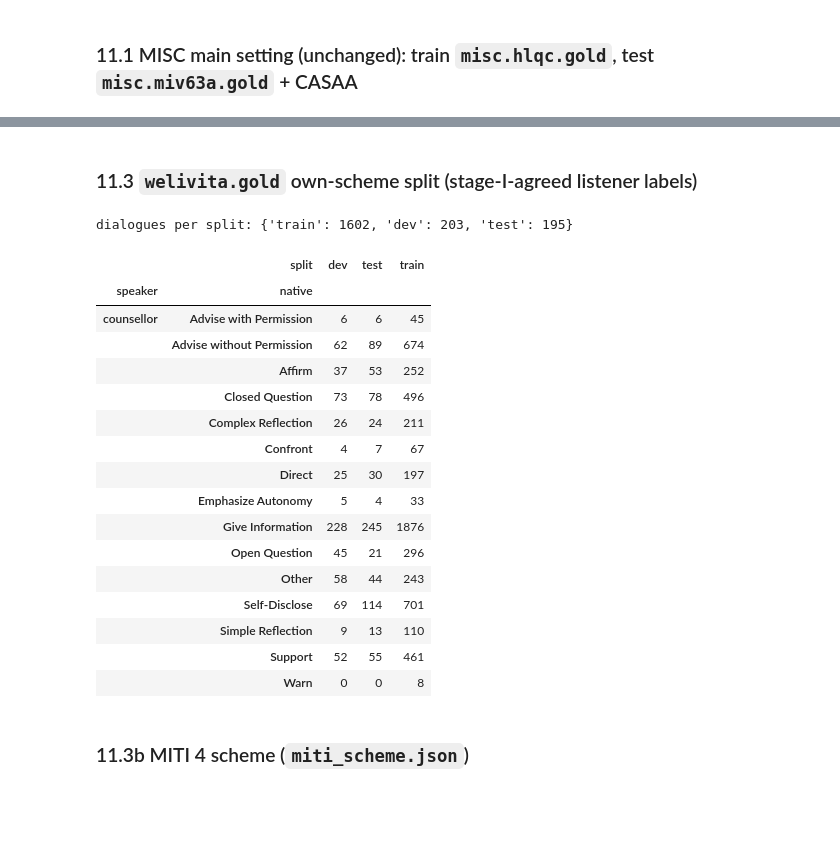
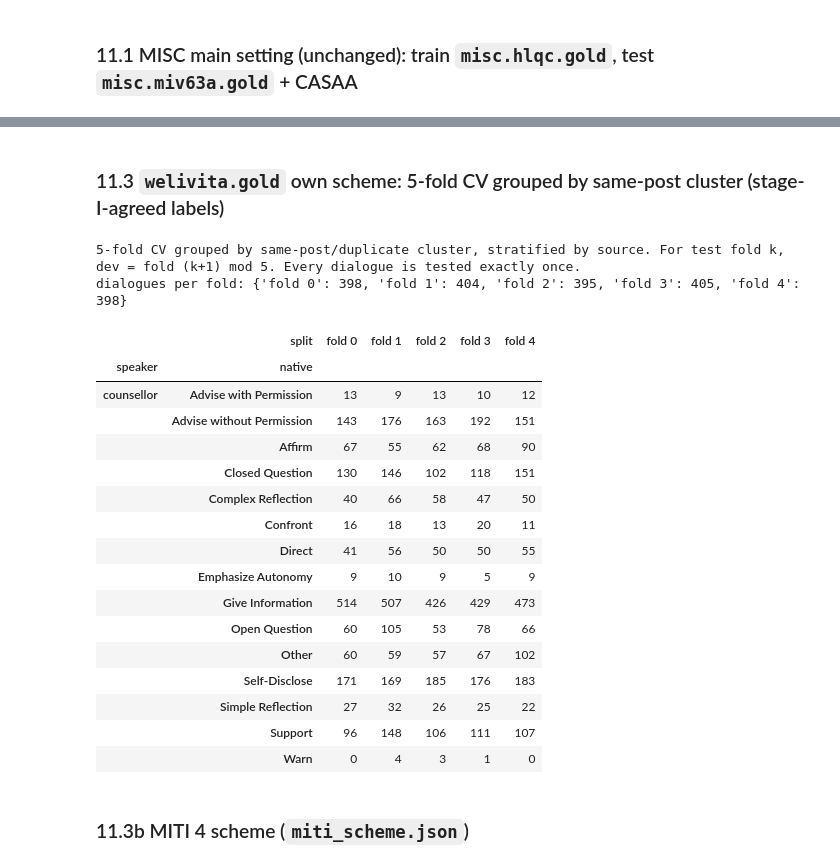
Before and after one commit to Zme874amy/Behavioral-Coding, a Jupyter notebook: notebooks/datasets_eda.ipynb, the cells around one changed output, grey strips where cells are left out. Cells and saved outputs as stored; diff of their text form; code cells hidden in the pictures; blank space fills up the shorter version.

```diff
--- a/notebooks/datasets_eda.ipynb
+++ b/notebooks/datasets_eda.ipynb
@@ -1293,7 +1359,7 @@ checkpoint selection: HLQC validation fold as in misc_main (val_folds 7, val_fol
 # %%
-a = MAN['annomi_own']['split']; print('transcripts per split:', pd.Series(a).value_counts().to_dict())
+a = {c: f'fold {f}' for c, f in MAN['annomi_own']['folds'].items()}; print(MAN['annomi_own']['design']); print('transcripts per fold:', pd.Series(a).value_counts().sort_index().to_dict())
 print('multi-transcript video series (kept in one split):', len(MAN['annomi_own']['series']))
-display(pd.DataFrame([{'series': g, 'transcripts': ', '.join(ms), 'split': a[ms[0]],
+display(pd.DataFrame([{'series': g, 'transcripts': ', '.join(ms), 'fold': a[ms[0]],
                        'titles': ' | '.join(F['annomi.gold'][F['annomi.gold'].conv_id.isin(ms)].groupby('conv_id').video_title.first().head(3))}
                       for g, ms in MAN['annomi_own']['series'].items()]).head(12))
 df = F['annomi.gold'].assign(split=F['annomi.gold'].conv_id.map(a)); pd.crosstab([df.speaker, df.native], df.split)
@@ -1325,28 +1392,29 @@ multi-transcript video series (kept in one split): 31
 # %% [markdown]
-### 11.3 `welivita.gold` own-scheme split (stage-I-agreed listener labels)
+### 11.3 `welivita.gold` own scheme: 5-fold CV grouped by same-post cluster (stage-I-agreed labels)
 # %%
-s = MAN['welivita_own']['split']; print('dialogues per split:', pd.Series(s).value_counts().to_dict())
+s = {c: f'fold {f}' for c, f in MAN['welivita_own']['folds'].items()}; print(MAN['welivita_own']['design']); print('dialogues per fold:', pd.Series(s).value_counts().sort_index().to_dict())
 df = F['welivita.gold'].assign(split=F['welivita.gold'].conv_id.map(s)); df = df[(df.speaker != 'counsellor') | df.stage1_agreed]
 pd.crosstab([df.speaker, df.native], df.split)
 # %% [output]
-dialogues per split: {'train': 1602, 'dev': 203, 'test': 195}
+5-fold CV grouped by same-post/duplicate cluster, stratified by source. For test fold k, dev = fold (k+1) mod 5. Every dialogue is tested exactly once.
+dialogues per fold: {'fold 0': 398, 'fold 1': 404, 'fold 2': 395, 'fold 3': 405, 'fold 4': 398}
-|  | split | dev | test | train |
-| speaker | native |  |  |  |
-| counsellor | Advise with Permission | 6 | 6 | 45 |
-|  | Advise without Permission | 62 | 89 | 674 |
-|  | Affirm | 37 | 53 | 252 |
-|  | Closed Question | 73 | 78 | 496 |
-|  | Complex Reflection | 26 | 24 | 211 |
-|  | Confront | 4 | 7 | 67 |
-|  | Direct | 25 | 30 | 197 |
-|  | Emphasize Autonomy | 5 | 4 | 33 |
-|  | Give Information | 228 | 245 | 1876 |
-|  | Open Question | 45 | 21 | 296 |
-|  | Other | 58 | 44 | 243 |
-|  | Self-Disclose | 69 | 114 | 701 |
-|  | Simple Reflection | 9 | 13 | 110 |
-|  | Support | 52 | 55 | 461 |
-|  | Warn | 0 | 0 | 8 |
+|  | split | fold 0 | fold 1 | fold 2 | fold 3 | fold 4 |
+| speaker | native |  |  |  |  |  |
+| counsellor | Advise with Permission | 13 | 9 | 13 | 10 | 12 |
+|  | Advise without Permission | 143 | 176 | 163 | 192 | 151 |
+|  | Affirm | 67 | 55 | 62 | 68 | 90 |
+|  | Closed Question | 130 | 146 | 102 | 118 | 151 |
+|  | Complex Reflection | 40 | 66 | 58 | 47 | 50 |
+|  | Confront | 16 | 18 | 13 | 20 | 11 |
+|  | Direct | 41 | 56 | 50 | 50 | 55 |
+|  | Emphasize Autonomy | 9 | 10 | 9 | 5 | 9 |
+|  | Give Information | 514 | 507 | 426 | 429 | 473 |
+|  | Open Question | 60 | 105 | 53 | 78 | 66 |
+|  | Other | 60 | 59 | 57 | 67 | 102 |
+|  | Self-Disclose | 171 | 169 | 185 | 176 | 183 |
+|  | Simple Reflection | 27 | 32 | 26 | 25 | 22 |
+|  | Support | 96 | 148 | 106 | 111 | 107 |
+|  | Warn | 0 | 4 | 3 | 1 | 0 |
 # %% [markdown]
 ### 11.3b MITI 4 scheme (`miti_scheme.json`)
 # %%
```
Also changed, not shown: parts of 11 cells of this notebook, 10 other files.
